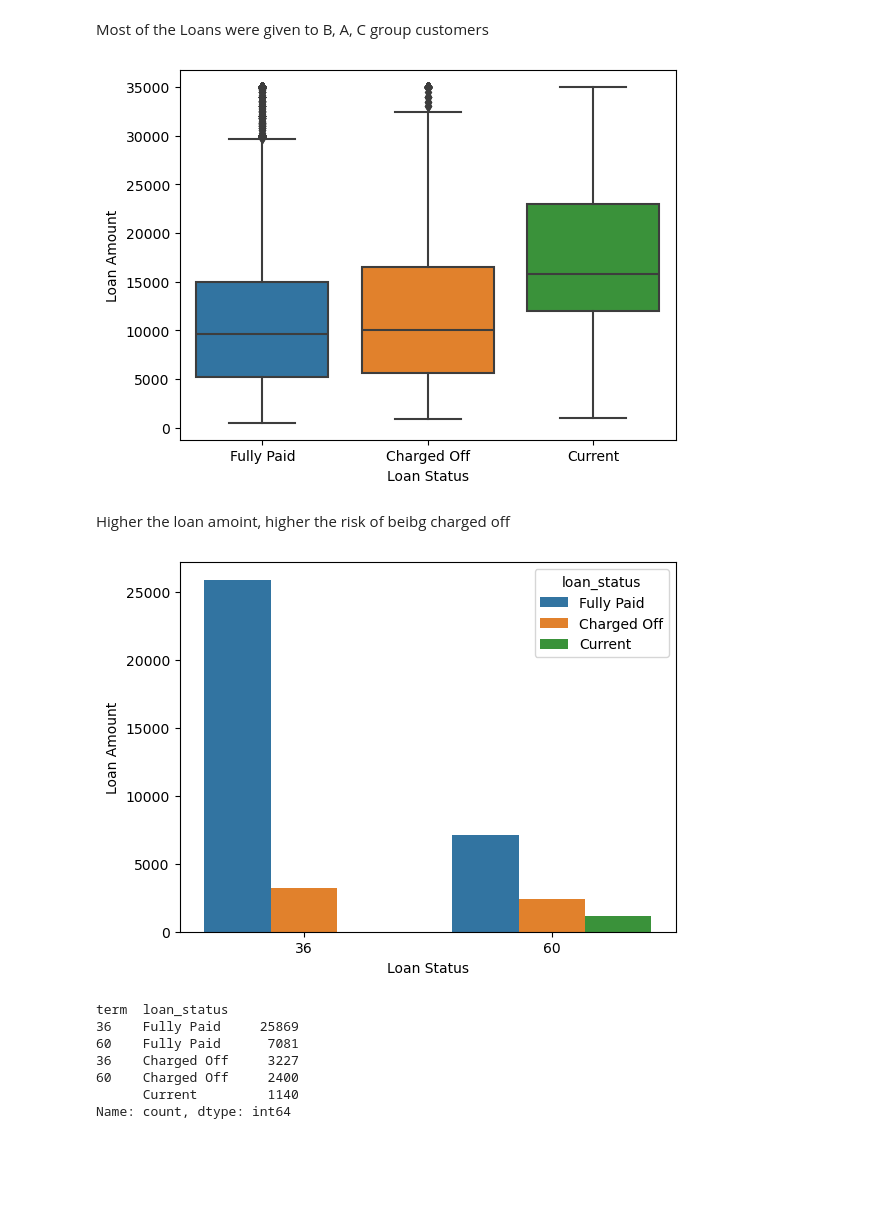
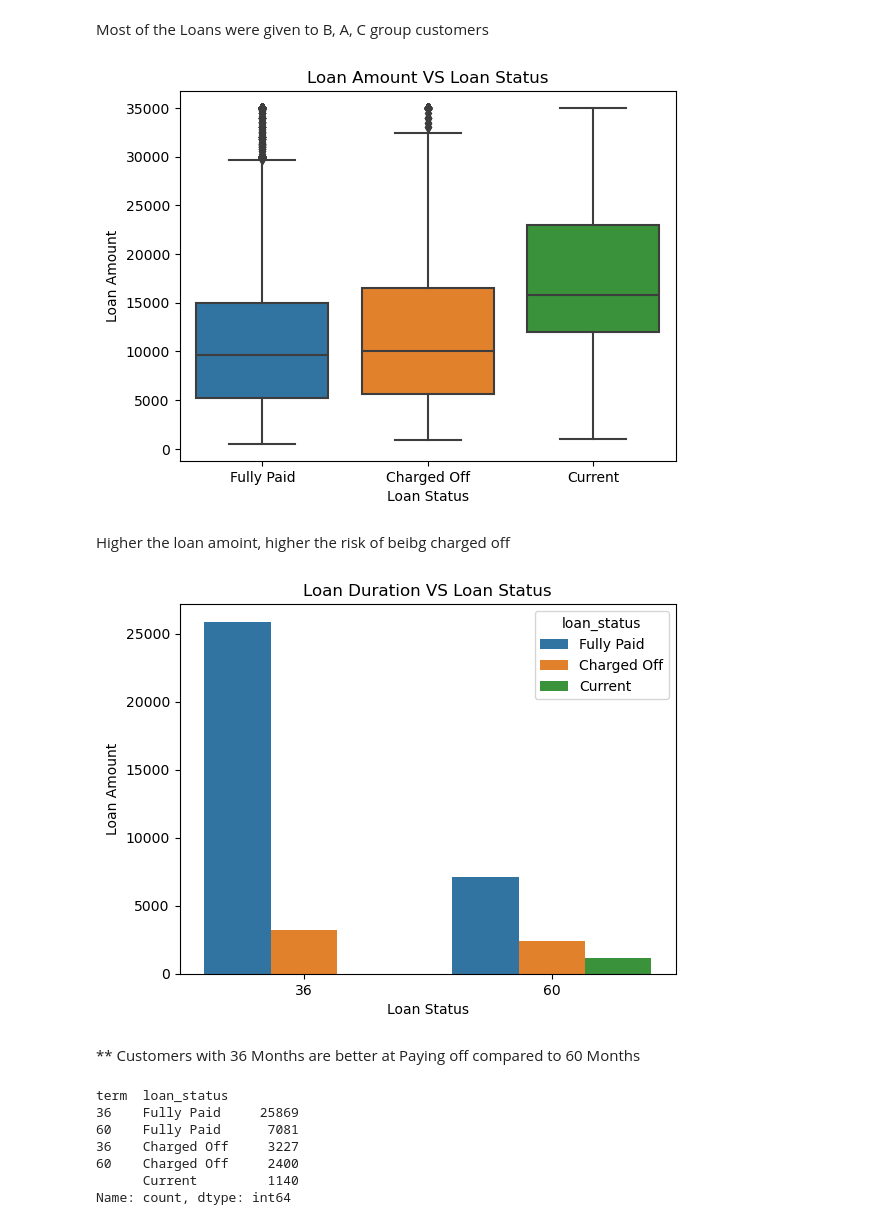
Before and after one commit to Mathur79/LendingClubCaseStudy, a Jupyter notebook: LendingClubCaseStudy.ipynb, the cells around one changed output. Cells and saved outputs as stored; diff of their text form; code cells hidden in the pictures; blank space fills up the shorter version.

```diff
--- a/LendingClubCaseStudy.ipynb
+++ b/LendingClubCaseStudy.ipynb
@@ -443,19 +443,24 @@ Most of the Loans were given to B, A, C group customers
 # %%
 sns.boxplot(data=df,y='loan_amnt',x='loan_status')
 plt.ylabel('Loan Amount')
 plt.xlabel('Loan Status')
+plt.title("Loan Amount VS Loan Status")
 plt.show()
 # %% [output]
-[figure, old version]
+[figure, new version]
 # %% [markdown]
 Higher the loan amoint, higher the risk of beibg charged off
 # %%
 sns.countplot(x=df['term'],hue=df['loan_status'])
 plt.ylabel('Loan Amount')
 plt.xlabel('Loan Status')
+plt.title("Loan Duration VS Loan Status")
+
 plt.show()
 # %% [output]
-[figure, old version]
+[figure, new version]
+# %% [markdown]
+** Customers with 36 Months are better at Paying off compared to 60 Months
 # %%
 df[['term','loan_status']].value_counts()
 # %% [output]
```
Also changed, not shown: parts of 2 cells of this notebook.
